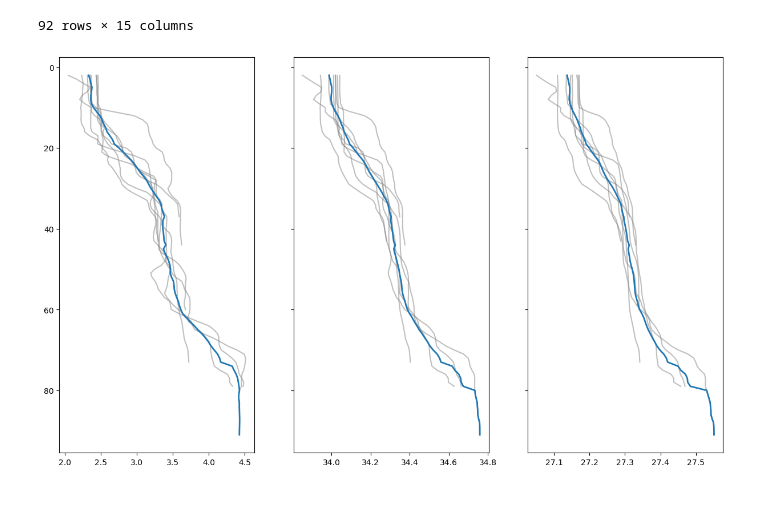
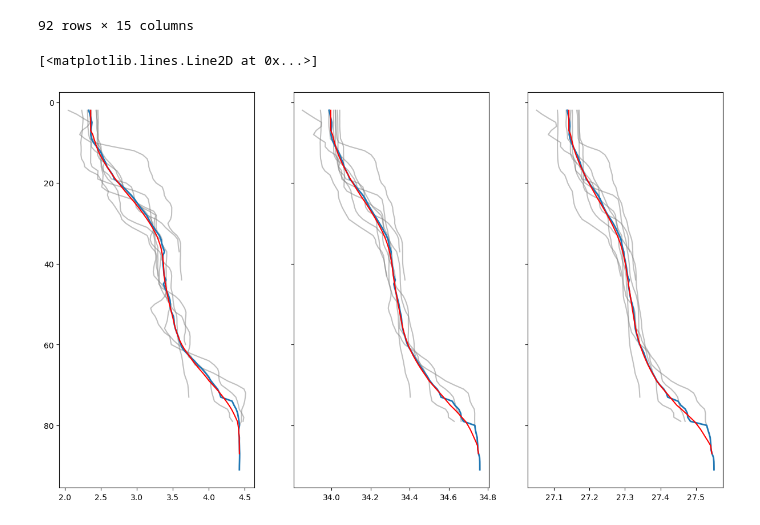
Before and after one commit to alpsjur/AGF-Adventfjorden, a Jupyter notebook: code/notebooks/mean_profile.ipynb, the cells around one changed output. Cells and saved outputs as stored; diff of their text form; code cells hidden in the pictures.

```diff
--- a/code/notebooks/mean_profile.ipynb
+++ b/code/notebooks/mean_profile.ipynb
@@ -89,11 +89,20 @@ stations = [f'{i}' for i in CTD.keys()]
 # %%
 dfT, dfT_mean = compute_mean(CTD, 'T', stations)
 dfS, dfS_mean = compute_mean(CTD, 'S', stations)
 dfs, dfs_mean = compute_mean(CTD, 'SIGTH', stations)
 
+dfT_smooth = smooth_profile(dfT_mean, mld, window)
+dfS_smooth = smooth_profile(dfS_mean, mld, window)
+dfs_smooth = smooth_profile(dfs_mean, mld, window)
+
 fig, [axT, axS, axs] = plt.subplots(1,3, sharey=True, figsize=(15,9))
 plot_profiles(dfT, dfT_mean, axT)
 plot_profiles(dfS, dfS_mean, axS)
 plot_profiles(dfs, dfs_mean, axs)
+
+axT.plot(dfT_smooth, dfT_smooth.index, color='red')
+axS.plot(dfS_smooth, dfs_smooth.index, color='red')
+axs.plot(dfs_smooth, dfs_smooth.index, color='red')
 # %% [output]
+[<matplotlib.lines.Line2D at 0x...>]
-[figure, old version]
+[figure, new version]
```
Also changed, not shown: parts of 1 cell of this notebook, 7 other files.
